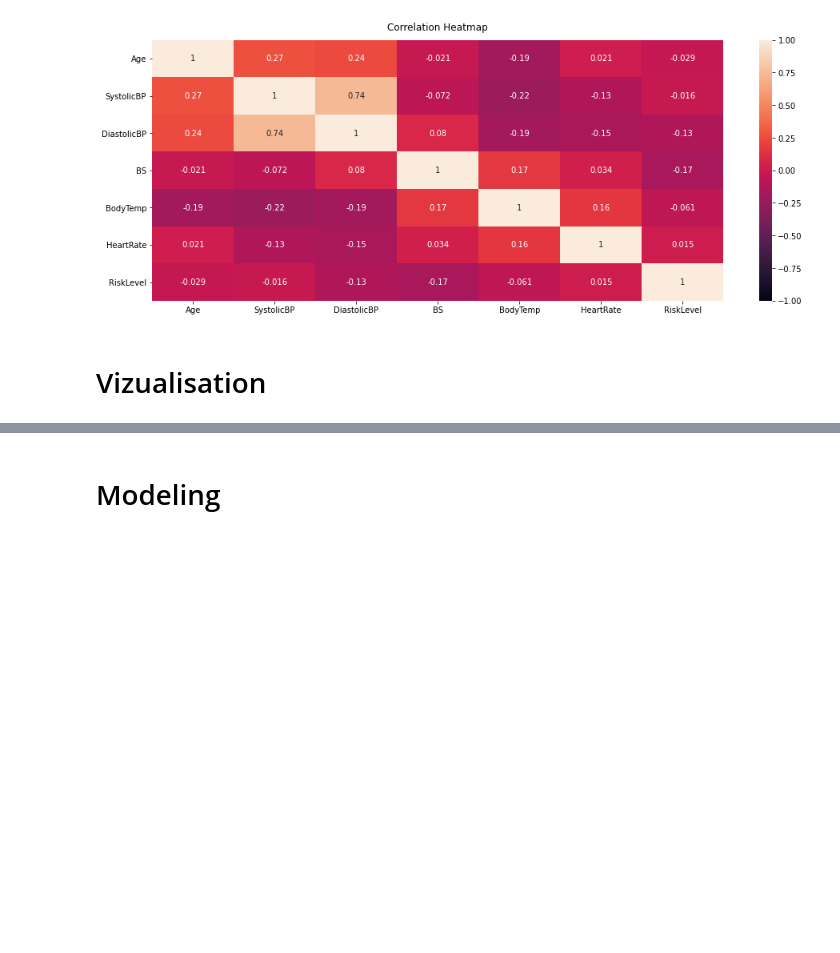
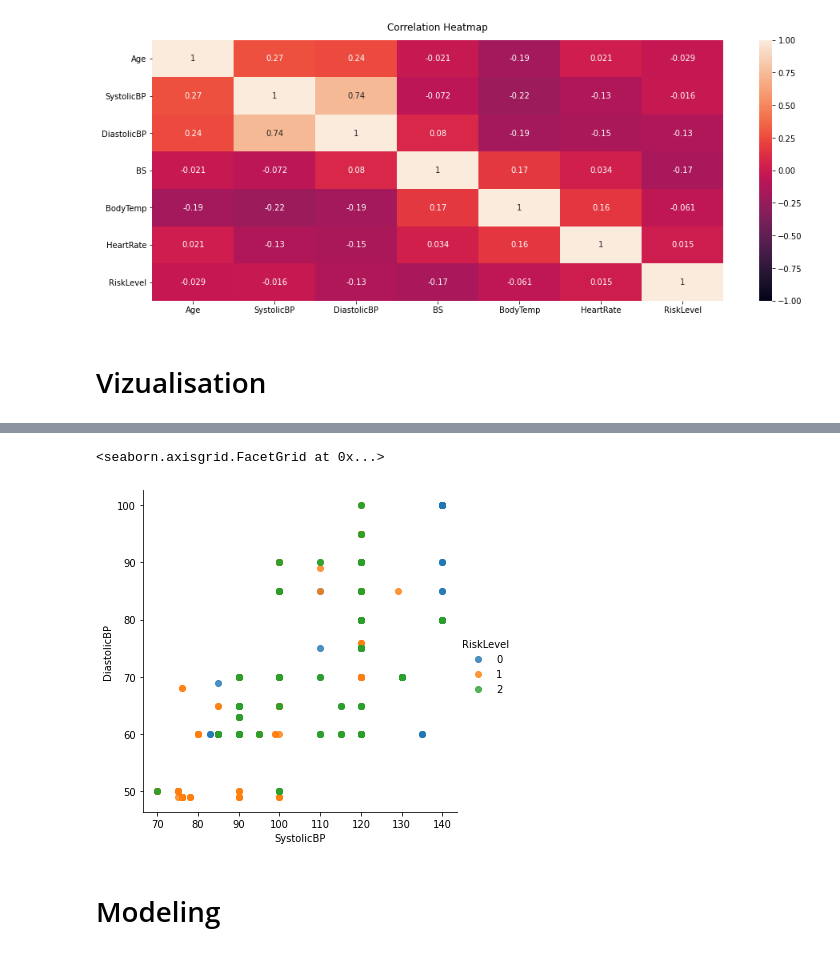
Before and after one commit to tamannaakhi855/ThesisDocuments, a Jupyter notebook: metarnity_health_risk.ipynb, the cells around one changed output, grey strips where cells are left out. Drawn from its saved outputs; the diff is of its cells as text; code cells hidden in the pictures; blank space fills up the shorter version.

```diff
--- a/metarnity_health_risk.ipynb
+++ b/metarnity_health_risk.ipynb
@@ -266,2 +299,9 @@ heatmap.set_title('Correlation Heatmap', fontdict={'fontsize':12}, pad=12);
+# %%
+sns.lmplot(x= 'SystolicBP', y= 'DiastolicBP', hue= 'RiskLevel',
+           data=maternal_data.loc[maternal_data[ 'RiskLevel'].isin([0,1,2])],
+           fit_reg=False)
+# %% [output]
+<seaborn.axisgrid.FacetGrid at 0x...>
+[figure, added]
 # %% [markdown]
 # Modeling
```
Also changed, not shown: parts of 14 cells of this notebook.
